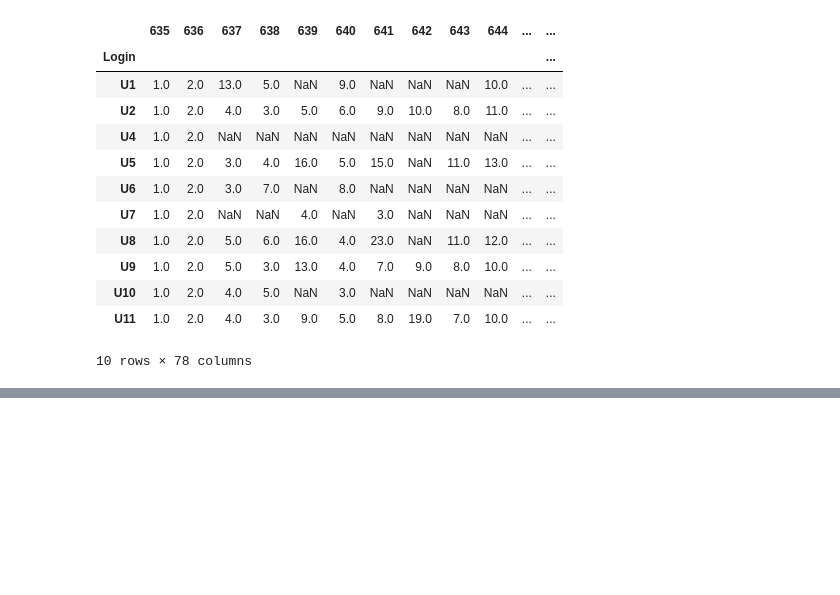
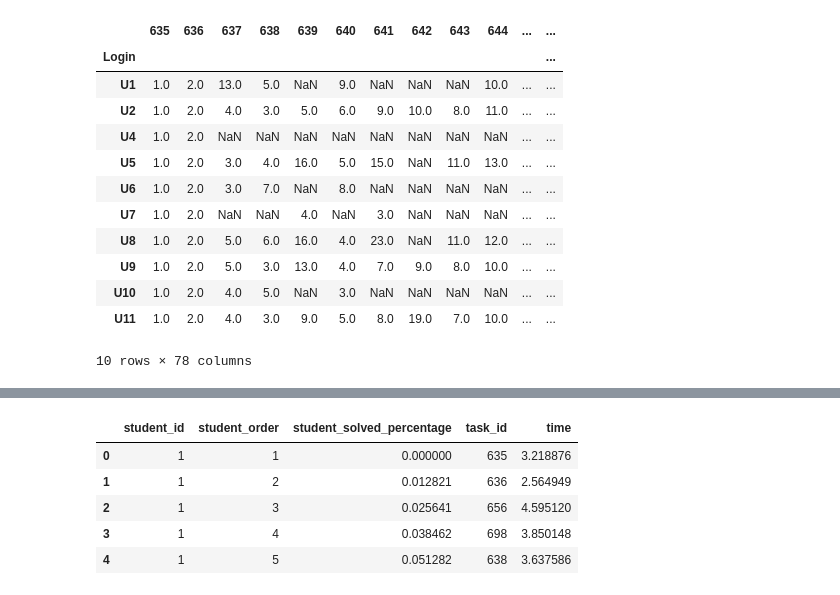
Before and after one commit to adaptive-learning/flocs-analyses, a Jupyter notebook: difficulty_classification/Difficulty Classification.ipynb, the cells around one changed output, grey strips where cells are left out. Cells and saved outputs as stored; diff of their text form; code cells hidden in the pictures; blank space fills up the shorter version.

```diff
--- a/difficulty_classification/Difficulty Classification.ipynb
+++ b/difficulty_classification/Difficulty Classification.ipynb
@@ -150,0 +118,25 @@ train_targets
+# %%
+# create a dataframe of events (student-task interactions)
+task_count = train_order.shape[1]
+data = []
+for user_id in train_order.index:
+    order = train_order.loc[user_id].dropna().sort_values()
+    for task_id, student_order in order.items():
+        event = OrderedDict(
+            student_id=int(user_id[2:]),
+            student_order=int(student_order),
+            student_solved_percentage=(student_order-1)/task_count,
+            task_id=int(task_id),
+            time=train_times.loc[user_id, task_id])
+        data.append(event)
+
+
+events = pd.DataFrame(data)
+events.head()
+# %% [output]
+|  | student_id | student_order | student_solved_percentage | task_id | time |
+| 0 | 1 | 1 | 0.000000 | 635 | 3.218876 |
+| 1 | 1 | 2 | 0.012821 | 636 | 2.564949 |
+| 2 | 1 | 3 | 0.025641 | 656 | 4.595120 |
+| 3 | 1 | 4 | 0.038462 | 698 | 3.850148 |
+| 4 | 1 | 5 | 0.051282 | 638 | 3.637586 |
```
Also changed, not shown: parts of 10 cells of this notebook.
